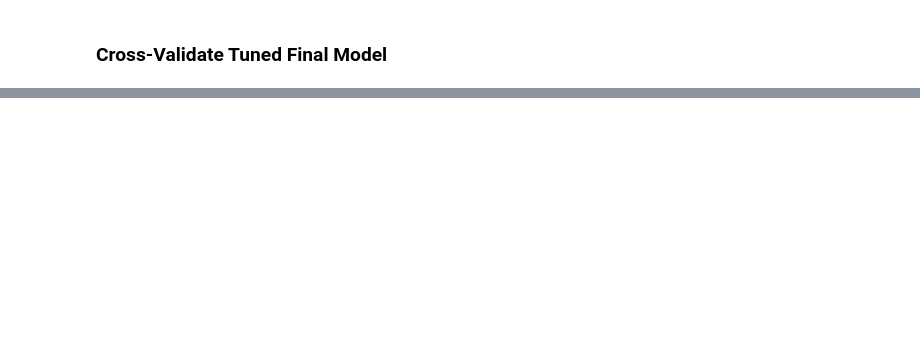
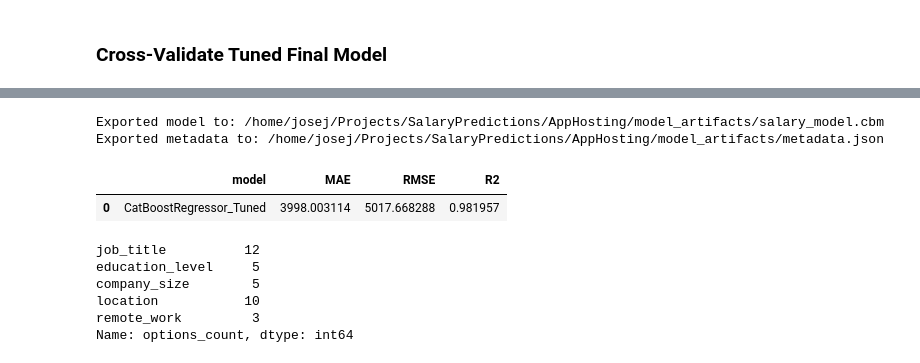
Before and after one commit to JoseSalermo/MachineLearning, a Jupyter notebook: ML_Model/SalaryPredictions.ipynb, the cells around one changed output, grey strips where cells are left out. Saved outputs shown, nothing was run; the diff lists cells and outputs as text; code cells hidden in the pictures; blank space fills up the shorter version.

```diff
--- a/SalaryPredictions.ipynb
+++ b/ML_Model/SalaryPredictions.ipynb
@@ -778,0 +789,45 @@ display(cv_summary_df)
+# %%
+from pathlib import Path
+import json
+
+app_hosting_dir = Path.cwd().resolve().parent / "AppHosting" / "model_artifacts"
+app_hosting_dir.mkdir(parents=True, exist_ok=True)
+
+model_export_path = app_hosting_dir / "salary_model.cbm"
+metadata_export_path = app_hosting_dir / "metadata.json"
+
+final_model.save_model(model_export_path)
+
+category_options = {
+    column: sorted(df_model_final[column].astype(str).unique().tolist())
+    for column in categorical_features
+}
+
+export_metadata = {
+    "model_name": final_model_name,
+    "feature_columns": feature_cols,
+    "categorical_features": categorical_features,
+    "numeric_features": numeric_features,
+    "target_column": target,
+    "category_options": category_options,
+    "holdout_metrics": final_metrics.iloc[0].to_dict(),
+    "cross_validation_summary": cv_summary_df.iloc[0].to_dict(),
+}
+
+metadata_export_path.write_text(json.dumps(export_metadata, indent=2), encoding="utf-8")
+
+print(f"Exported model to: {model_export_path}")
+print(f"Exported metadata to: {metadata_export_path}")
+display(pd.DataFrame([export_metadata["holdout_metrics"]]))
+display(pd.Series({k: len(v) for k, v in category_options.items()}, name="options_count"))
+# %% [output]
+Exported model to: /home/josej/Projects/SalaryPredictions/AppHosting/model_artifacts/salary_model.cbm
+Exported metadata to: /home/josej/Projects/SalaryPredictions/AppHosting/model_artifacts/metadata.json
+|  | model | MAE | RMSE | R2 |
+| 0 | CatBoostRegressor_Tuned | 3998.003114 | 5017.668288 | 0.981957 |
+job_title          12
+education_level     5
+company_size        5
+location           10
+remote_work         3
+Name: options_count, dtype: int64
```
Also changed, not shown: parts of 8 cells of this notebook, 27 other files.
